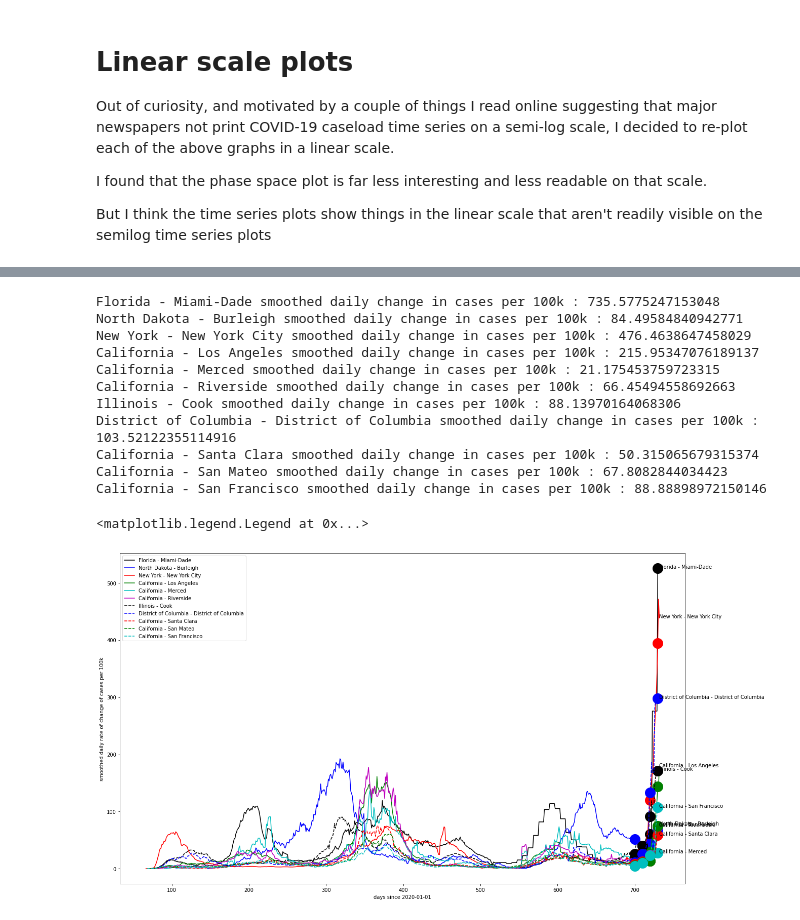
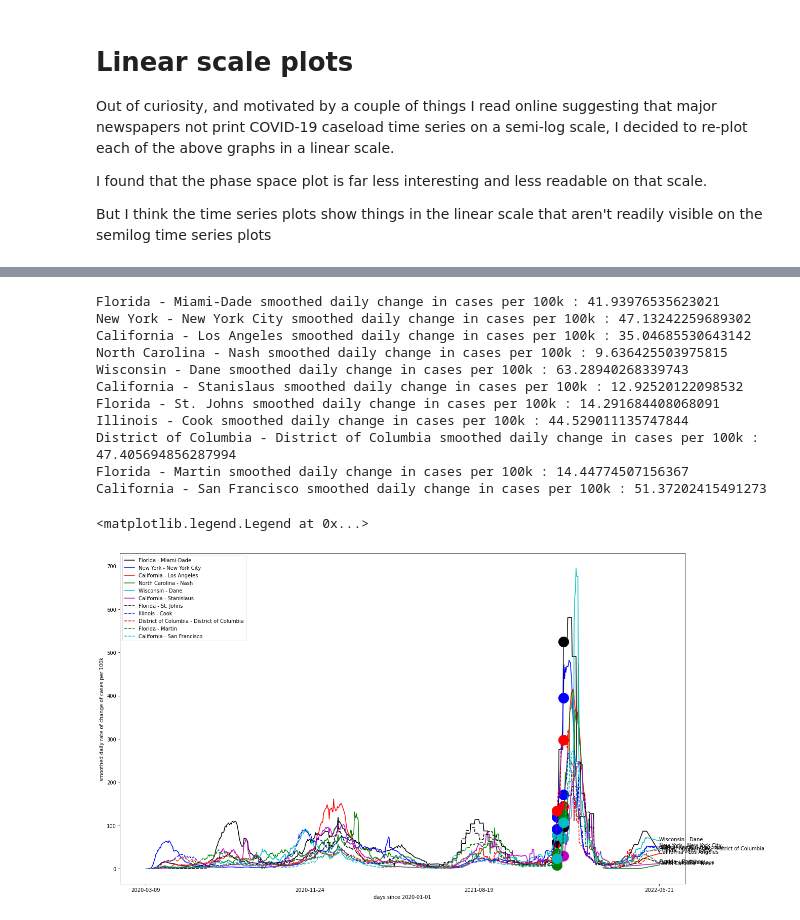
Before and after one commit to mds2/covid-jupyter-mds2, a Jupyter notebook: COVID.ipynb, the cells around one changed output, grey strips where cells are left out. Drawn from its saved outputs; the diff is of its cells as text; code cells hidden in the pictures.

```diff
--- a/COVID.ipynb
+++ b/COVID.ipynb
@@ -360,6 +404,11 @@ def top_n_from(total_list, def_include_these, n):
 def find_extra_counties():
     return [c for c in counties.keys() if c.split(" - ")[-1] in extra_counties
             or tuple(c.split(" - ")) in extra_counties]
+# %%
+sortKeyFn = lambda c: -1.0 * trajectory(c)[0][-1]
+
+# uncomment the following to show counties with largest recent increases
+sortKeyFn = lambda c: (trajectory(c)[0][-60] - trajectory(c)[0][-1])
 # %%
 col_pick = ColorPicker()
 plt.rcParams['figure.figsize'] = [20,20]
@@ -367,7 +416,7 @@ plt.axes().set_aspect('equal', 'datalim')
 maxpt = 0.0
 maxrate = 0.0
 valid_counties = [c for c in counties.keys() if len(trajectory(c)[0]) > smoothing_window and c != 'Unknown']
-valid_counties = sorted(valid_counties, key=lambda c: -1.0 * trajectory(c)[0][-1])
+valid_counties = sorted(valid_counties, key=sortKeyFn)
 suffix = ""
 if per_capita:
     suffix = " per 100k"
@@ -386,6 +435,7 @@ for county in top_n_from(valid_counties, extra, show_this_many_counties):
         days_to_double = 1.0/doublings_per_day
         print(county + " cumulative " + field + suffix +
               " currently doubles about once every {:.2f} days".format(days_to_double))
+        print("Most recent data " + str(date_from_daynum(t[2][-1])))
         if t[1][-1] > t[1][-smoothing_window-1]:
             doublings_per_day = np.log(t[1][-1]/t[1][-smoothing_window-1])/((t[2][-1] - t[2][-smoothing_window-1]) * np.log(2))
             days_to_double = 1.0/doublings_per_day
@@ -443,16 +530,19 @@ plt.rcParams['figure.figsize'] = [20,int(20/phi)]
 maxpt = 0.0
 maxrate = 0.0
 valid_counties = [c for c in counties.keys() if len(trajectory(c)[0]) > smoothing_window and c != 'Unknown']
-valid_counties = sorted(valid_counties, key=lambda c: -1.0 * trajectory(c)[0][-1])
+valid_counties = sorted(valid_counties, key=sortKeyFn)
 extra = find_extra_counties()
 suffix = ""
 if per_capita:
     suffix = " per 100k"
+tick_data = None
 for county in top_n_from(valid_counties, extra, show_this_many_counties):
     t = trajectory(county)
-    plot_time_series(county, col_pick.get(), window=smoothing_window, suffix=suffix)
+    tick_data = plot_time_series(county, col_pick.get(), window=smoothing_window, suffix=suffix)
     print(county + " cumulative " + field + suffix + " : "+ str(trajectory(county)[0][-1]))
     maxpt = max(maxpt, t[0][-1])
     maxrate = max(maxrate, t[1][-1])
+if tick_data:
+    plt.xticks(tick_data[0], tick_data[1])
 plt.legend()
 # %% [output]
@@ -487,16 +577,19 @@ plt.rcParams['figure.figsize'] = [20,int(20/phi)]
 maxpt = 0.0
 maxrate = 0.0
 valid_counties = [c for c in counties.keys() if len(trajectory(c)[0]) > smoothing_window and c != 'Unknown']
-valid_counties = sorted(valid_counties, key=lambda c: -1.0 * trajectory(c)[0][-1])
+valid_counties = sorted(valid_counties, key=sortKeyFn)
 extra = find_extra_counties()
 suffix = ""
 if per_capita:
     suffix = " per 100k"
+tick_data = None
 for county in top_n_from(valid_counties, extra, show_this_many_counties):
     t = trajectory(county)
-    plot_time_series(county, col_pick.get(), window=smoothing_window, suffix=suffix, absolute=True)
+    tick_data = plot_time_series(county, col_pick.get(), window=smoothing_window, suffix=suffix, absolute=True)
     print(county + " cumulative " + field + suffix + " : "+ str(trajectory(county)[0][-1]))
     maxpt = max(maxpt, t[0][-1])
     maxrate = max(maxrate, t[1][-1])
+if tick_data:
+    plt.xticks(tick_data[0], tick_data[1])
 plt.legend()
 # %% [output]
@@ -516,33 +609,36 @@ California - San Francisco cumulative cases per 100k : 7705.300556180087
 # %%
 col_pick = ColorPicker()
 phi = 0.5 * (1 + np.sqrt(5.0))
 plt.rcParams['figure.figsize'] = [20,int(20/phi)]
 maxpt = 0.0
 maxrate = 0.0
 valid_counties = [c for c in counties.keys() if len(trajectory(c)[0]) > smoothing_window and c != 'Unknown']
-valid_counties = sorted(valid_counties, key=lambda c: -1.0 * trajectory(c)[0][-1])
+valid_counties = sorted(valid_counties, key=sortKeyFn)
 extra = find_extra_counties()
 suffix = ""
+tick_data = None
 if per_capita:
     suffix = " per 100k"
 for county in top_n_from(valid_counties, extra, show_this_many_counties):
     t = trajectory(county)
-    plot_time_series(county, col_pick.get(), window=smoothing_window, suffix=suffix, absolute=True, rate=True)
+    tick_data = plot_time_series(county, col_pick.get(), window=smoothing_window, suffix=suffix, absolute=True, rate=True)
     print(county + " smoothed daily change in " + field + suffix + " : "+ str(trajectory(county)[1][-1]))
     maxpt = max(maxpt, t[0][-1])
     maxrate = max(maxrate, t[1][-1])
+if tick_data:
+    plt.xticks(tick_data[0], tick_data[1])
 plt.legend()
 # %% [output]
-Florida - Miami-Dade smoothed daily change in cases per 100k : 735.5775247153048
-North Dakota - Burleigh smoothed daily change in cases per 100k : 84.49584840942771
-New York - New York City smoothed daily change in cases per 100k : 476.4638647458029
-California - Los Angeles smoothed daily change in cases per 100k : 215.95347076189137
-California - Merced smoothed daily change in cases per 100k : 21.175453759723315
-California - Riverside smoothed daily change in cases per 100k : 66.45494558692663
-Illinois - Cook smoothed daily change in cases per 100k : 88.13970164068306
-District of Columbia - District of Columbia smoothed daily change in cases per 100k : 103.52122355114916
-California - Santa Clara smoothed daily change in cases per 100k : 50.315065679315374
-California - San Mateo smoothed daily change in cases per 100k : 67.8082844034423
-California - San Francisco smoothed daily change in cases per 100k : 88.88898972150146
+Florida - Miami-Dade smoothed daily change in cases per 100k : 41.93976535623021
+New York - New York City smoothed daily change in cases per 100k : 47.13242259689302
+California - Los Angeles smoothed daily change in cases per 100k : 35.04685530643142
+North Carolina - Nash smoothed daily change in cases per 100k : 9.636425503975815
+Wisconsin - Dane smoothed daily change in cases per 100k : 63.28940268339743
+California - Stanislaus smoothed daily change in cases per 100k : 12.92520122098532
+Florida - St. Johns smoothed daily change in cases per 100k : 14.291684408068091
+Illinois - Cook smoothed daily change in cases per 100k : 44.529011135747844
+District of Columbia - District of Columbia smoothed daily change in cases per 100k : 47.405694856287994
+Florida - Martin smoothed daily change in cases per 100k : 14.44774507156367
+California - San Francisco smoothed daily change in cases per 100k : 51.37202415491273
 <matplotlib.legend.Legend at 0x...>
-[figure, old version]
+[figure, new version]
```
Also changed, not shown: parts of 12 cells of this notebook, 1 other file.
